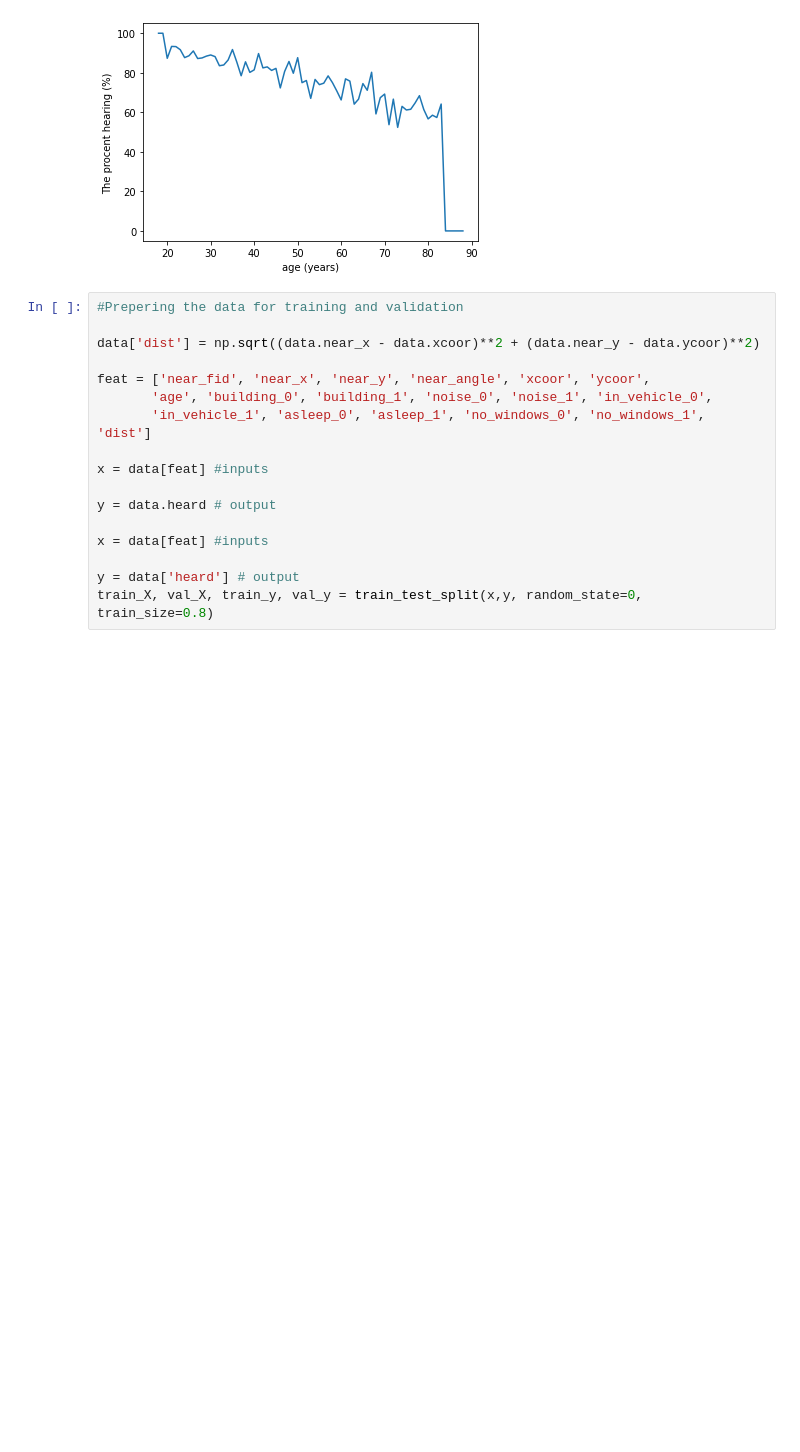
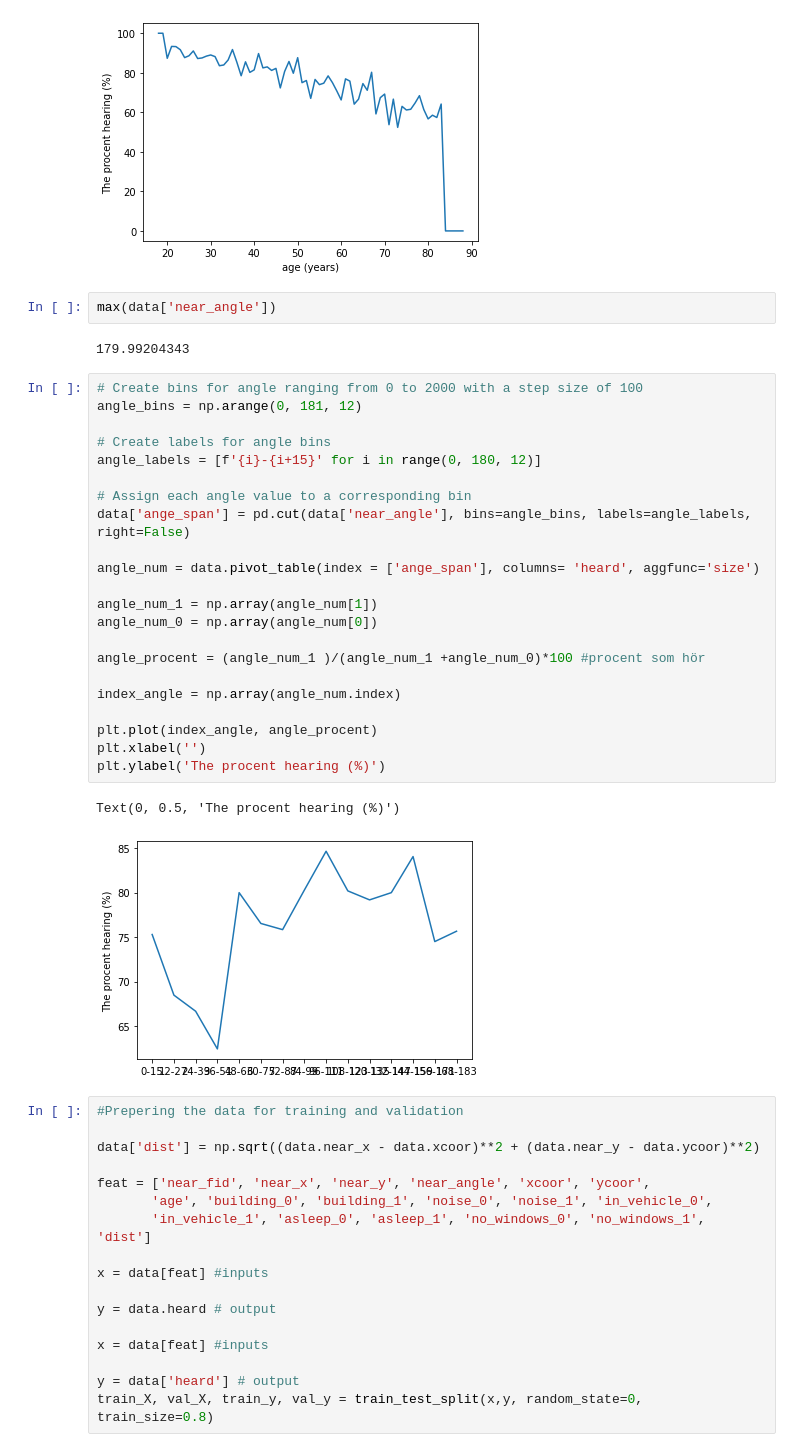
Before and after one commit to elisehammarstrom/statistical_machine_learning, a Jupyter notebook: sml_exploration.ipynb, the cells around one changed output. Cells and saved outputs as stored; diff of their text form; blank space fills up the shorter version.

```diff
--- a/sml_exploration.ipynb
+++ b/sml_exploration.ipynb
@@ -401,6 +341,35 @@ plt.ylabel('The procent hearing (%)')
 # %% [output]
 Text(0, 0.5, 'The procent hearing (%)')
 [figure]
+# %%
+max(data['near_angle'])
+# %% [output]
+179.99204343
+# %%
+# Create bins for angle ranging from 0 to 2000 with a step size of 100
+angle_bins = np.arange(0, 181, 12)
+
+# Create labels for angle bins
+angle_labels = [f'{i}-{i+15}' for i in range(0, 180, 12)]
+
+# Assign each angle value to a corresponding bin
+data['ange_span'] = pd.cut(data['near_angle'], bins=angle_bins, labels=angle_labels, right=False)
+
+angle_num = data.pivot_table(index = ['ange_span'], columns= 'heard', aggfunc='size')
+
+angle_num_1 = np.array(angle_num[1])
+angle_num_0 = np.array(angle_num[0])
+
+angle_procent = (angle_num_1 )/(angle_num_1 +angle_num_0)*100 #procent som hör
+
+index_angle = np.array(angle_num.index)
+
+plt.plot(index_angle, angle_procent)
+plt.xlabel('')
+plt.ylabel('The procent hearing (%)')
+# %% [output]
+Text(0, 0.5, 'The procent hearing (%)')
+[figure, added]
 # %%
 #Prepering the data for training and validation
 
```
Also changed, not shown: parts of 4 cells of this notebook.
